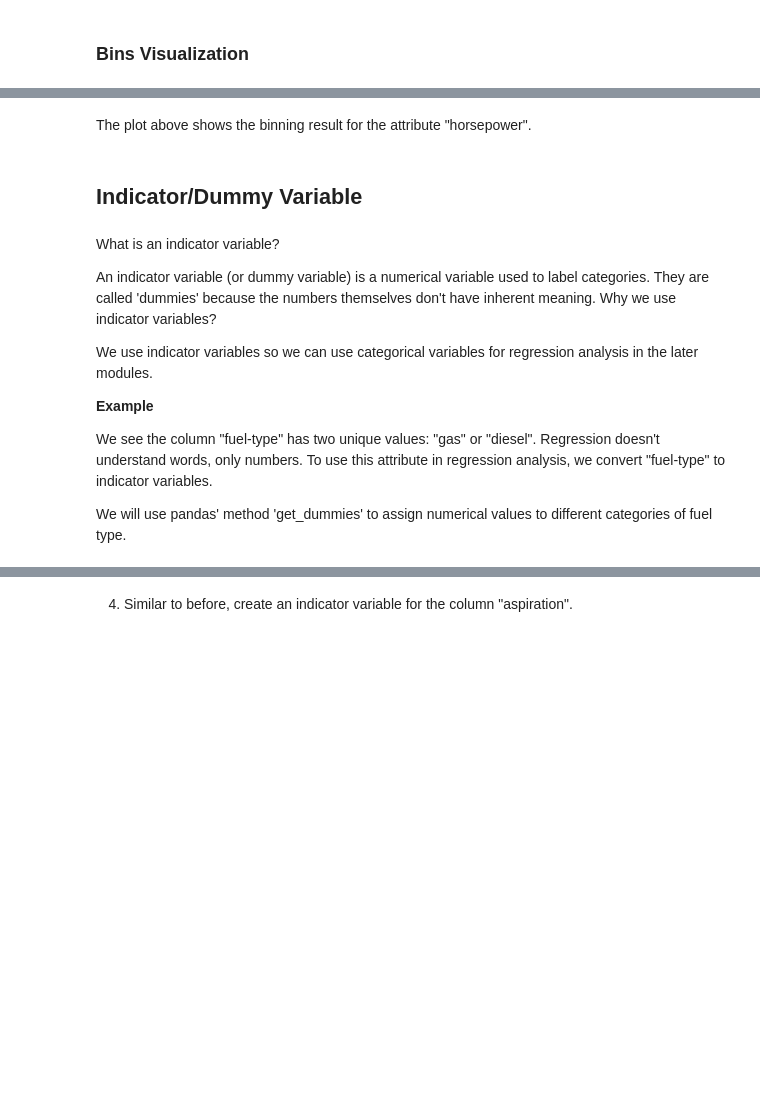
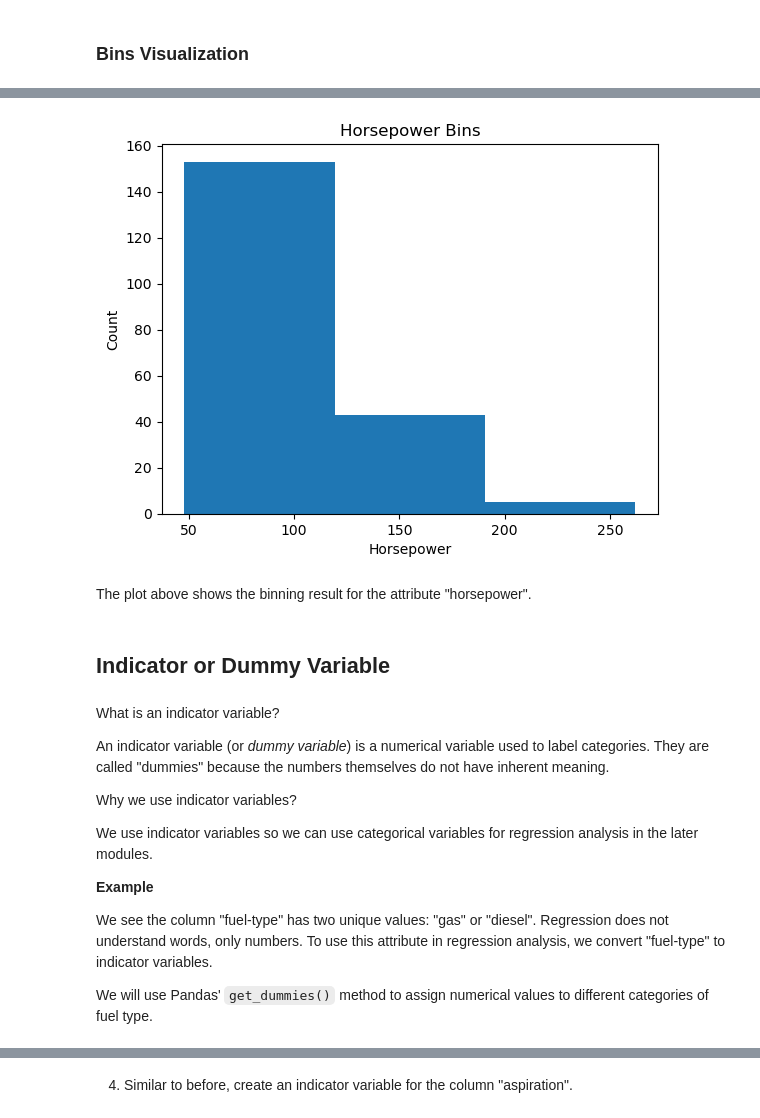
Before and after one commit to dark-teal-coder/course-cognitiveclass-data-analysis-with-python, a Jupyter notebook: module02/Lab-02-01-Data-Wrangling.ipynb, the cells around one changed output, grey strips where cells are left out. Saved outputs shown, nothing was run; the diff lists cells and outputs as text; code cells hidden in the pictures; blank space fills up the shorter version.

```diff
--- a/module02/Lab-02-01-Data-Wrangling.ipynb
+++ b/module02/Lab-02-01-Data-Wrangling.ipynb
@@ -481,32 +586,32 @@ Normally, a histogram is used to visualize the distribution of bins we created a
 # %%
-%matplotlib inline
-import matplotlib as plt
-from matplotlib import pyplot
-
-
-# draw historgram of attribute "horsepower" with bins = 3
-plt.pyplot.hist(df["horsepower"], bins = 3)
-
-# set x/y labels and plot title
-plt.pyplot.xlabel("horsepower")
-plt.pyplot.ylabel("count")
-plt.pyplot.title("horsepower bins")
+## Plot historgram of "horsepower" with 3 bins
+plt.hist(df["horsepower"], bins=3)
+## Set plot title
+plt.title("Horsepower Bins")
+## Set x/y labels
+plt.xlabel("Horsepower")
+plt.ylabel("Count")
+## Display all open figures
+plt.show()
+# %% [output]
+[figure, added]
 # %% [markdown]
 The plot above shows the binning result for the attribute "horsepower".
 # %% [markdown]
-## Indicator/Dummy Variable
+## Indicator or Dummy Variable
 # %% [markdown]
 What is an indicator variable?
 
-An indicator variable (or dummy variable) is a numerical variable used to label categories. They are called 'dummies' because the numbers themselves don't have inherent meaning.
+An indicator variable (or *dummy variable*) is a numerical variable used to label categories. They are called "dummies" because the numbers themselves do not have inherent meaning.
+
 Why we use indicator variables?
 
 We use indicator variables so we can use categorical variables for regression analysis in the later modules.
 
-<b>Example</b>
+**Example**
 
-We see the column "fuel-type" has two unique values: "gas" or "diesel". Regression doesn't understand words, only numbers. To use this attribute in regression analysis, we convert "fuel-type" to indicator variables.
+We see the column "fuel-type" has two unique values: "gas" or "diesel". Regression does not understand words, only numbers. To use this attribute in regression analysis, we convert "fuel-type" to indicator variables.
 
-We will use pandas' method 'get_dummies' to assign numerical values to different categories of fuel type.
+We will use Pandas' `get_dummies()` method to assign numerical values to different categories of fuel type.
 # %%
 df.columns
```
Also changed, not shown: parts of 124 cells of this notebook, 2 other files.
